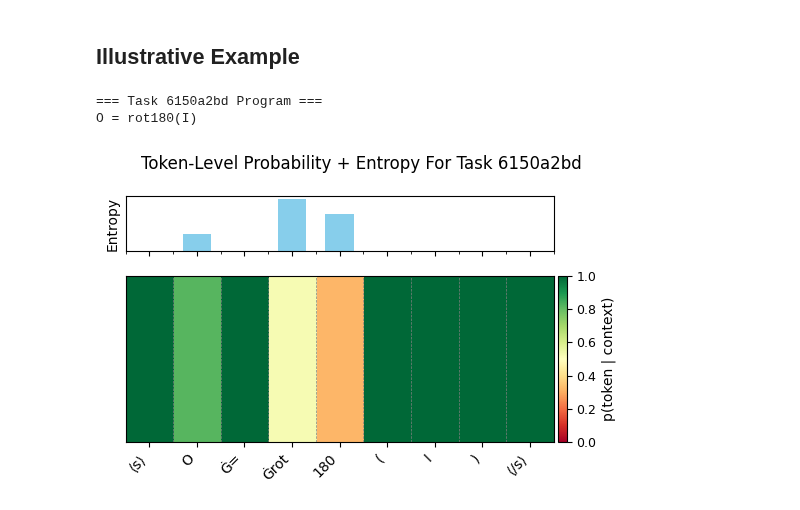
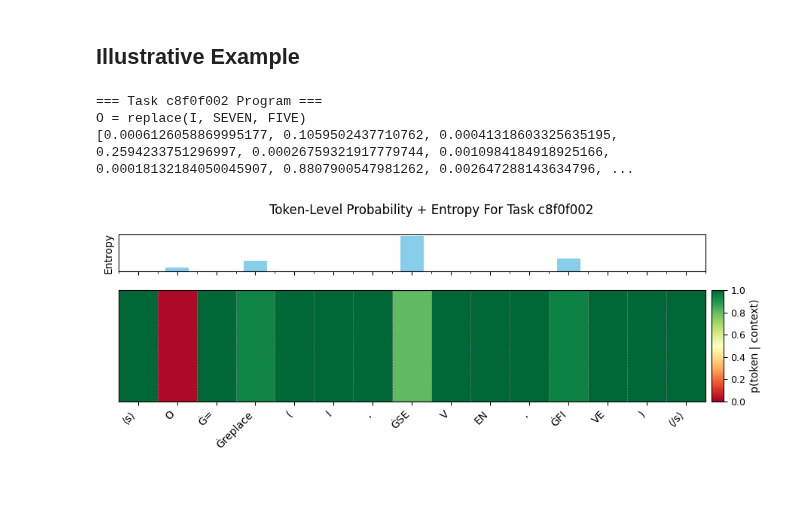
Before and after one commit to MGWSimpson/AlphaARC, a Jupyter notebook: analysis/predictive_entropy.ipynb, the cells around one changed output. Saved outputs shown, nothing was run; the diff lists cells and outputs as text; code cells hidden in the pictures.

```diff
--- a/analysis/predictive_entropy.ipynb
+++ b/analysis/predictive_entropy.ipynb
@@ -250,20 +250,19 @@ def compute_logits(task, model, ):
     target_text = task.program_lines
     model.eval()
 
-    # teacher-forcing forward pass
     input_   = torch.tensor(encode_task(task, tok, model)).unsqueeze(0)
 
     ids      = tok(target_text, return_tensors="pt").input_ids
 
     with torch.no_grad():
-        logits = model(input_, labels =ids).logits        # [1, seq_len, vocab]
+        logits = model(input_, labels =ids).logits
 
     log_p     = torch.log_softmax(logits, -1)
     p = torch.exp(log_p)
 
     entropy = -(p * log_p).sum(dim=-1).squeeze()
     entropy = entropy.tolist()
-
+    print(entropy)
     token_logp = log_p.gather(2, ids.unsqueeze(-1)).squeeze(-1)
     p_token    = token_logp.exp().squeeze().tolist()
     tokens     = tok.convert_ids_to_tokens(ids[0])
@@ -279,7 +278,6 @@ def output_correct_token_probs(task_id, tokens, p_token, entropy):
         sharex=True
     )
 
-    # Bar plot for entropy (centered on tokens)
     ax1.bar(
         np.arange(len(entropy)),
         entropy,
@@ -290,14 +288,13 @@ def output_correct_token_probs(task_id, tokens, p_token, entropy):
     ax1.set_ylabel("Entropy", fontsize=10)
     ax1.set_yticks([])  # optional
 
-    # Heatmap for p(token | context), set extent to align centers at integers
     im = ax2.imshow(
         np.array([p_token]),
         aspect="auto",
         cmap="RdYlGn",
         vmin=0,
         vmax=1,
-        extent=[-0.5, len(tokens) - 0.5, 0, 1]  # aligns token centers to x = i
+        extent=[-0.5, len(tokens) - 0.5, 0, 1]
     )
 
     display_tokens = [t.replace("<s>", "⟨s⟩").replace("</s>", "⟨/s⟩") for t in tokens]
@@ -309,34 +306,35 @@ def output_correct_token_probs(task_id, tokens, p_token, entropy):
     # Add minor grid lines between tokens
     ax2.set_xticks(np.arange(-.5, len(tokens), 1), minor=True)
     ax2.grid(which='minor', color='gray', linestyle='--', linewidth=0.5)
     ax2.tick_params(axis='x', which='minor', bottom=False)
 
     # Colorbar
     cax = ax2.inset_axes([1.01, 0, 0.02, 1])  # [left, bottom, width, height] in axis fraction
     cbar = fig.colorbar(im, cax=cax)
     cbar.set_label("p(token | context)", fontsize=10)
     cbar.ax.tick_params(labelsize=9)
     cbar.set_label("p(token | context)", fontsize=10)
     cbar.ax.tick_params(labelsize=9)
 
     plt.suptitle(f"Token-Level Probability + Entropy For Task {task_id}", fontsize=12)
     plt.tight_layout()
     plt.show()
 
 
 
 def generate_task_level_analysis(task, model_path='../finetune/2025-05-27_17-42-37/checkpoint-1100'):
     model = T5ForConditionalGeneration.from_pretrained(model_path)
     output_program_lines(task)
     tokens, p_token, entropy = compute_logits(task, model)
     output_correct_token_probs(task.task_key, tokens, p_token, entropy)
 
 
 
 # change here the task and model you wish to use.
-task = val_tasks[0 ]
+task = val_tasks[1 ]
 generate_task_level_analysis(task, model_path='../finetune-checkpoint/dev-checkpoint')
 # %% [output]
-=== Task 6150a2bd Program ===
-O = rot180(I)
+=== Task c8f0f002 Program ===
+O = replace(I, SEVEN, FIVE)
+[0.0006126058869995177, 0.1059502437710762, 0.00041318603325635195, 0.2594233751296997, 0.00026759321917779744, 0.0010984184918925166, 0.00018132184050045907, 0.8807900547981262, 0.002647288143634796, ...
-[figure, old version]
+[figure, new version]
```
Also changed, not shown: 2 other files.
